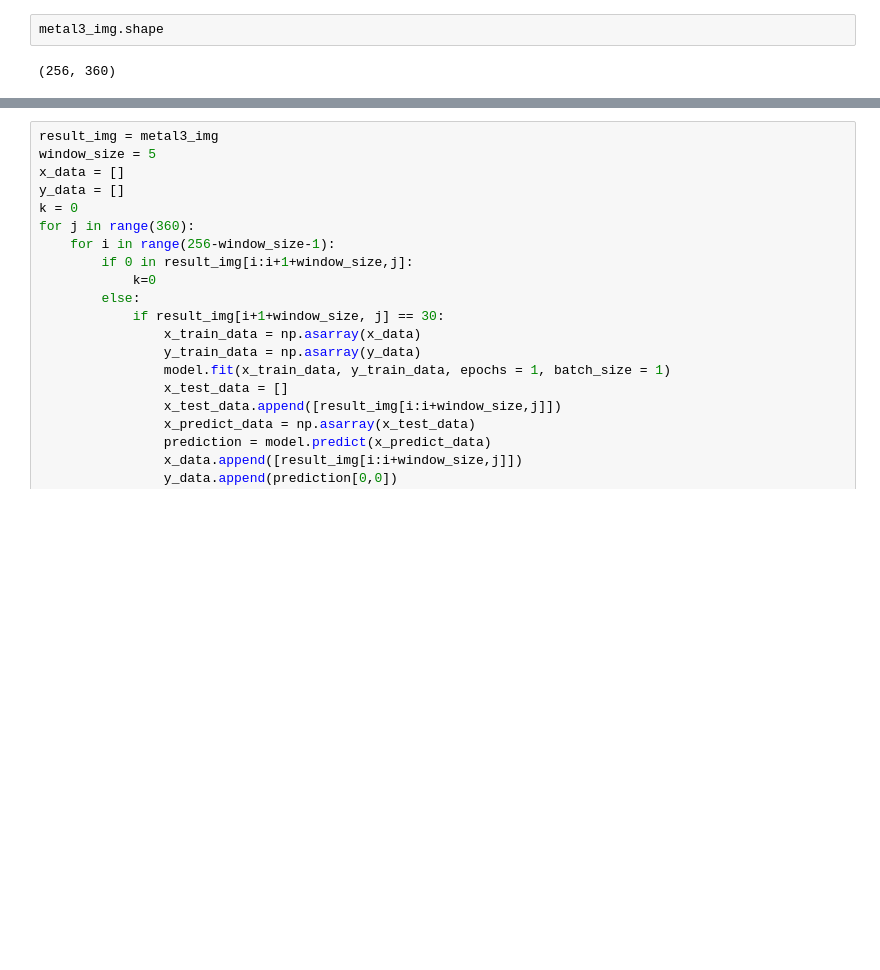
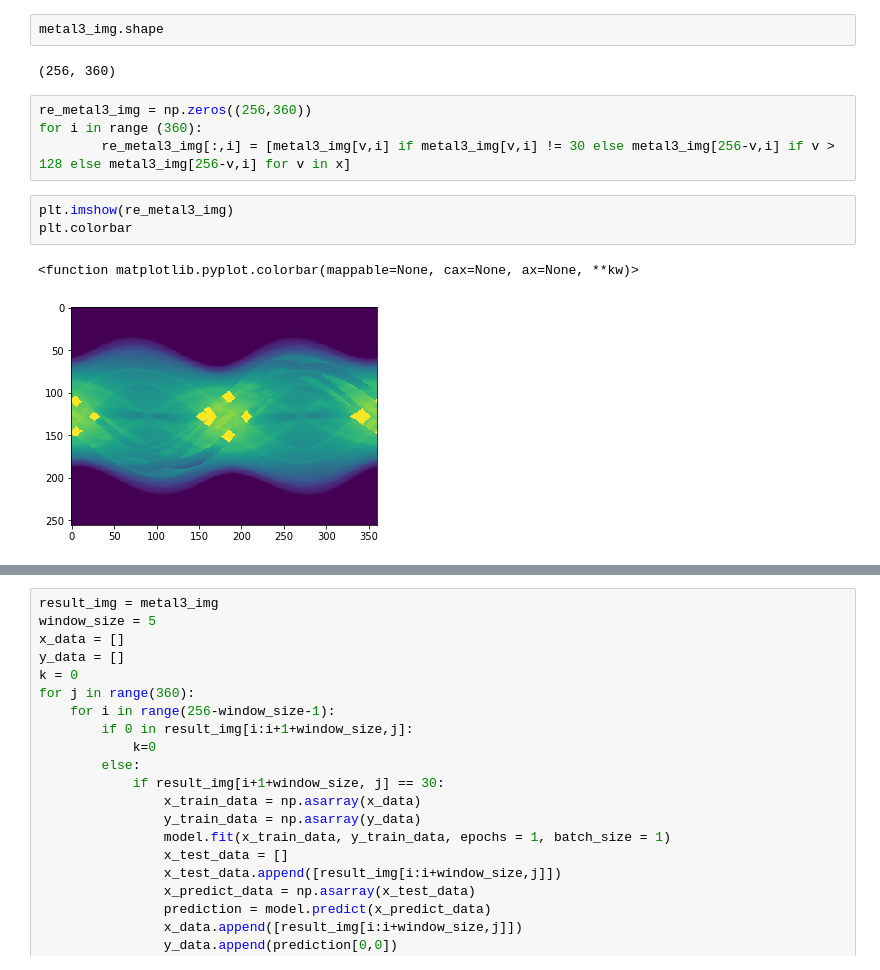
Before and after one commit to KyungRyeolBaek/study, a Jupyter notebook: 치아/Metal3_symmetry.ipynb, the cells around one changed output, grey strips where cells are left out. Cells and saved outputs as stored; diff of their text form; blank space fills up the shorter version.

```diff
--- a/치아/Metal3_each_training_all-Copy1.ipynb
+++ b/치아/Metal3_symmetry.ipynb
@@ -48,6 +48,16 @@ plt.colorbar
 metal3_img.shape
 # %% [output]
 (256, 360)
+# %%
+re_metal3_img = np.zeros((256,360))
+for i in range (360):
+        re_metal3_img[:,i] = [metal3_img[v,i] if metal3_img[v,i] != 30 else metal3_img[256-v,i] if v > 128 else metal3_img[256-v,i] for v in x]
+# %%
+plt.imshow(re_metal3_img)
+plt.colorbar
+# %% [output]
+<function matplotlib.pyplot.colorbar(mappable=None, cax=None, ax=None, **kw)>
+[figure, added]
 # %%
 x = range(0,256)
 y = [metal3_img[v,0] for v in x]
```
Also changed, not shown: parts of 9 cells of this notebook, 1 other file.
